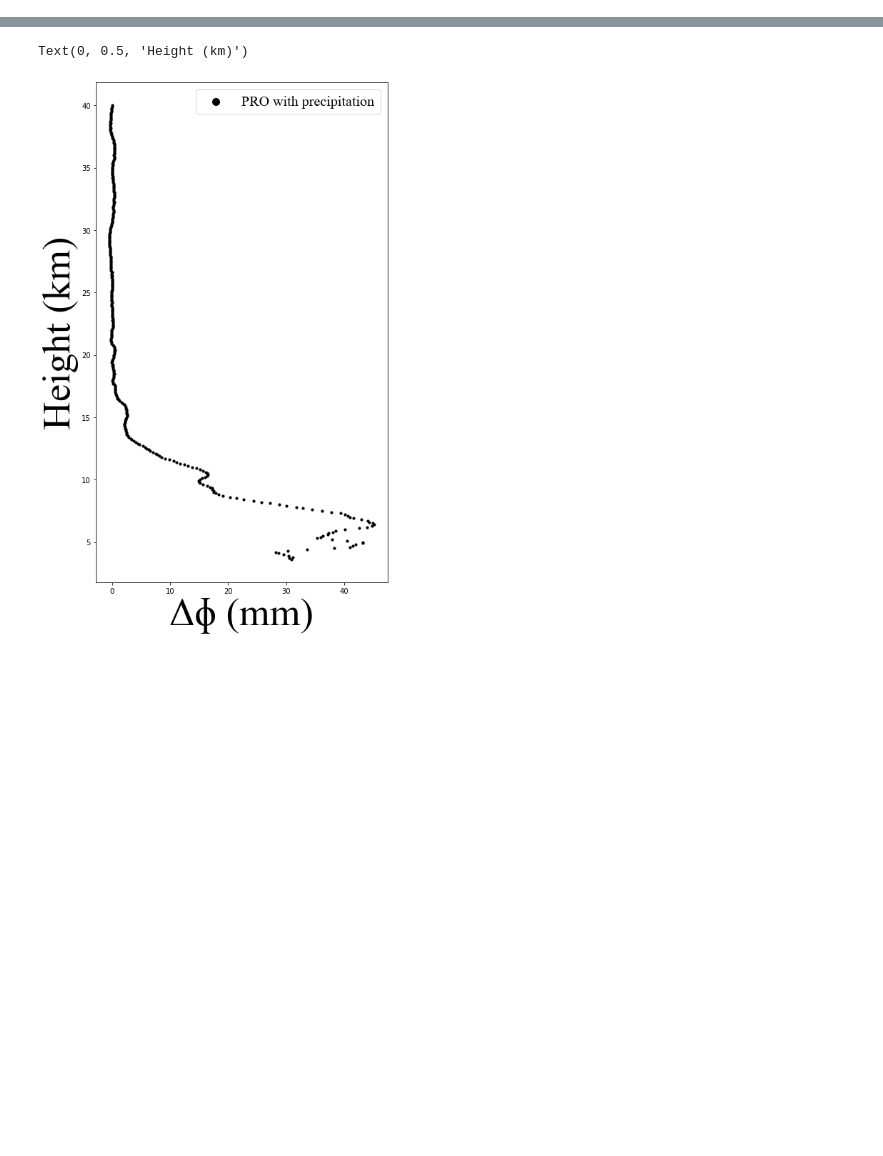
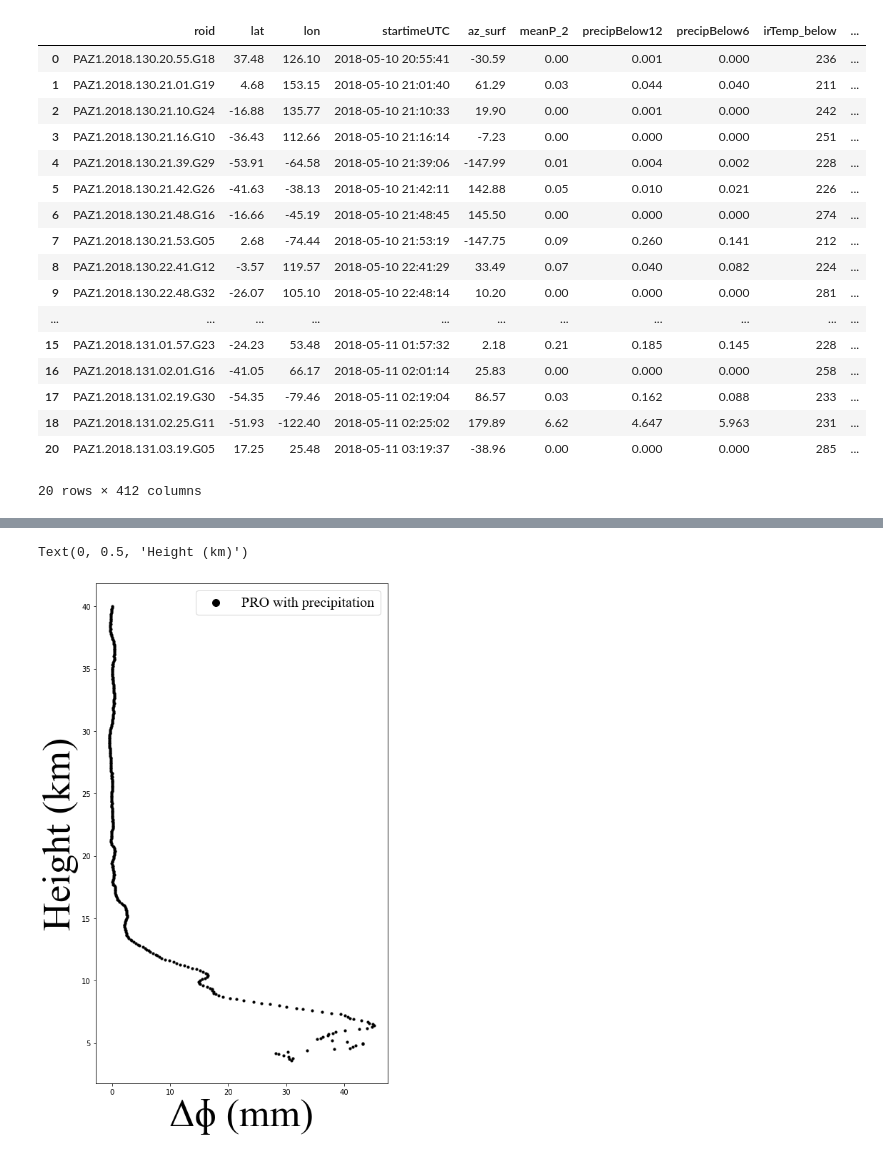
Before and after one commit to ignaciocordova/bachelor_thesis, a Jupyter notebook: Vertical Profiles.ipynb, the cells around one changed output, grey strips where cells are left out. Drawn from its saved outputs; the diff is of its cells as text; code cells hidden in the pictures; blank space fills up the shorter version.

```diff
--- a/Vertical Profiles.ipynb
+++ b/Vertical Profiles.ipynb
@@ -12,4 +12,25 @@ font.set_name('Times New Roman')
 df = do.read_and_merge('paz_metadata_actualitzat.pkl',
                        'paz_profiles_actualitzat.pkl')
 df = do.clean_dataframe(df)
+# %%
+df.head(20)
+# %% [output]
+|  | roid | lat | lon | startimeUTC | az_surf | meanP_2 | precipBelow12 | precipBelow6 | irTemp_below | ... |
+| 0 | PAZ1.2018.130.20.55.G18 | 37.48 | 126.10 | 2018-05-10 20:55:41 | -30.59 | 0.00 | 0.001 | 0.000 | 236 | ... |
+| 1 | PAZ1.2018.130.21.01.G19 | 4.68 | 153.15 | 2018-05-10 21:01:40 | 61.29 | 0.03 | 0.044 | 0.040 | 211 | ... |
+| 2 | PAZ1.2018.130.21.10.G24 | -16.88 | 135.77 | 2018-05-10 21:10:33 | 19.90 | 0.00 | 0.001 | 0.000 | 242 | ... |
+| 3 | PAZ1.2018.130.21.16.G10 | -36.43 | 112.66 | 2018-05-10 21:16:14 | -7.23 | 0.00 | 0.000 | 0.000 | 251 | ... |
+| 4 | PAZ1.2018.130.21.39.G29 | -53.91 | -64.58 | 2018-05-10 21:39:06 | -147.99 | 0.01 | 0.004 | 0.002 | 228 | ... |
+| 5 | PAZ1.2018.130.21.42.G26 | -41.63 | -38.13 | 2018-05-10 21:42:11 | 142.88 | 0.05 | 0.010 | 0.021 | 226 | ... |
+| 6 | PAZ1.2018.130.21.48.G16 | -16.66 | -45.19 | 2018-05-10 21:48:45 | 145.50 | 0.00 | 0.000 | 0.000 | 274 | ... |
+| 7 | PAZ1.2018.130.21.53.G05 | 2.68 | -74.44 | 2018-05-10 21:53:19 | -147.75 | 0.09 | 0.260 | 0.141 | 212 | ... |
+| 8 | PAZ1.2018.130.22.41.G12 | -3.57 | 119.57 | 2018-05-10 22:41:29 | 33.49 | 0.07 | 0.040 | 0.082 | 224 | ... |
+| 9 | PAZ1.2018.130.22.48.G32 | -26.07 | 105.10 | 2018-05-10 22:48:14 | 10.20 | 0.00 | 0.000 | 0.000 | 281 | ... |
+| ... | ... | ... | ... | ... | ... | ... | ... | ... | ... | ... |
+| 15 | PAZ1.2018.131.01.57.G23 | -24.23 | 53.48 | 2018-05-11 01:57:32 | 2.18 | 0.21 | 0.185 | 0.145 | 228 | ... |
+| 16 | PAZ1.2018.131.02.01.G16 | -41.05 | 66.17 | 2018-05-11 02:01:14 | 25.83 | 0.00 | 0.000 | 0.000 | 258 | ... |
+| 17 | PAZ1.2018.131.02.19.G30 | -54.35 | -79.46 | 2018-05-11 02:19:04 | 86.57 | 0.03 | 0.162 | 0.088 | 233 | ... |
+| 18 | PAZ1.2018.131.02.25.G11 | -51.93 | -122.40 | 2018-05-11 02:25:02 | 179.89 | 6.62 | 4.647 | 5.963 | 231 | ... |
+| 20 | PAZ1.2018.131.03.19.G05 | 17.25 | 25.48 | 2018-05-11 03:19:37 | -38.96 | 0.00 | 0.000 | 0.000 | 285 | ... |
+20 rows × 412 columns
 # %%
```
Also changed, not shown: parts of 1 cell of this notebook, 21 other files.
